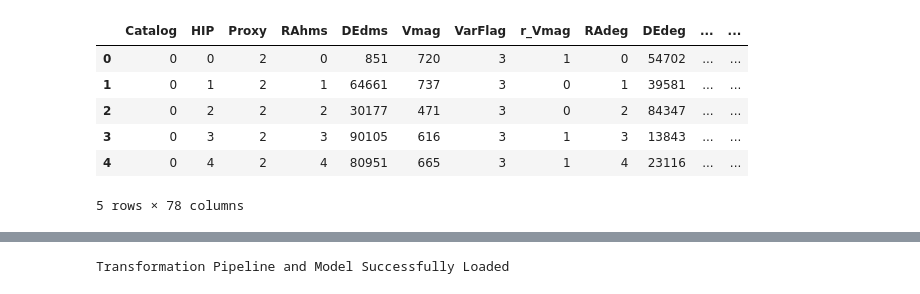
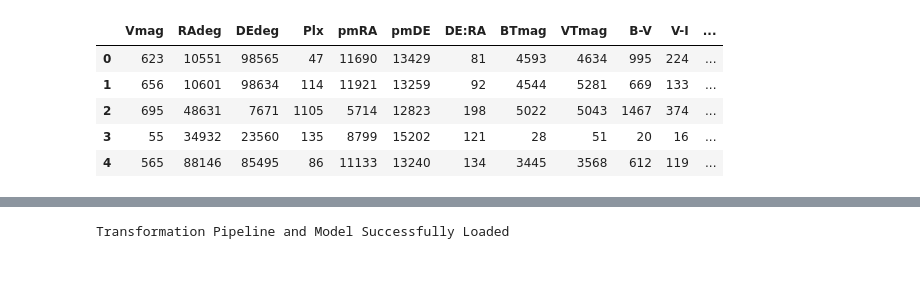
Before and after one commit to Vasallo94/Hipparcos, a Jupyter notebook: notebooks/hip_pycaret.ipynb, the cells around one changed output, grey strips where cells are left out. Cells and saved outputs as stored; diff of their text form; code cells hidden in the pictures.

```diff
--- a/notebooks/hip_pycaret.ipynb
+++ b/notebooks/hip_pycaret.ipynb
@@ -6,6 +9,2 @@ from fast_ml import eda
 # %%
-df = pd.read_csv('data/hipparcos.csv')
+df = pd.read_parquet('../data/selected_data.parquet')
-# %%
-df = df[df['Plx'].notna()] # Eliminamos los valores faltantes
-df = df[df['Plx'] > 1] # Filtramos todos los valores de paralaje menores a 0.001 arcosegundos
-df['d'] = (1 / df['Plx']) * 1000# Corregimos la columna de las distancias
@@ -43,6 +38,6 @@ Name: SpType, Length: 3540, dtype: int64
 # %%
 #Removemos los valores nan de la columna Transported(es la columna objetivo, pycaret necesita los datos limpios, sirva esto como un ejemplo para pycaret no de tratamiendo)
-df = df.dropna(subset=['SpType'])
+df = df.dropna(subset=['Tipo_espectral'])
 # %%
 #aplicamos un encoder a nuestro dataset
 from sklearn.preprocessing import LabelEncoder
@@ -98,16 +103,15 @@ holdout_pred.head()
 # %%
 # Hago una copia de los datos y elimino la variable objetivo
 new_data = df.copy()
-new_data.drop('SpType', axis=1, inplace=True)
+new_data.drop('Tipo_espectral', axis=1, inplace=True)
 new_data.head()
 # %% [output]
-|  | Catalog | HIP | Proxy | RAhms | DEdms | Vmag | VarFlag | r_Vmag | RAdeg | DEdeg | ... | ... |
-| 0 | 0 | 0 | 2 | 0 | 851 | 720 | 3 | 1 | 0 | 54702 | ... | ... |
-| 1 | 0 | 1 | 2 | 1 | 64661 | 737 | 3 | 0 | 1 | 39581 | ... | ... |
-| 2 | 0 | 2 | 2 | 2 | 30177 | 471 | 3 | 0 | 2 | 84347 | ... | ... |
-| 3 | 0 | 3 | 2 | 3 | 90105 | 616 | 3 | 1 | 3 | 13843 | ... | ... |
-| 4 | 0 | 4 | 2 | 4 | 80951 | 665 | 3 | 1 | 4 | 23116 | ... | ... |
+|  | Vmag | RAdeg | DEdeg | Plx | pmRA | pmDE | DE:RA | BTmag | VTmag | B-V | V-I | ... |
+| 0 | 623 | 10551 | 98565 | 47 | 11690 | 13429 | 81 | 4593 | 4634 | 995 | 224 | ... |
+| 1 | 656 | 10601 | 98634 | 114 | 11921 | 13259 | 92 | 4544 | 5281 | 669 | 133 | ... |
+| 2 | 695 | 48631 | 7671 | 1105 | 5714 | 12823 | 198 | 5022 | 5043 | 1467 | 374 | ... |
+| 3 | 55 | 34932 | 23560 | 135 | 8799 | 15202 | 121 | 28 | 51 | 20 | 16 | ... |
+| 4 | 565 | 88146 | 85495 | 86 | 11133 | 13240 | 134 | 3445 | 3568 | 612 | 119 | ... |
-5 rows × 78 columns
 # %%
 # Pruebo mi modelo de predicción con el nuevo dataset guardado como new_data #estan vacios ya que el resultado se guardo en "predictions"
 predictions = predict_model(best, data = new_data)
```
Also changed, not shown: parts of 14 cells of this notebook, 3 other files.
